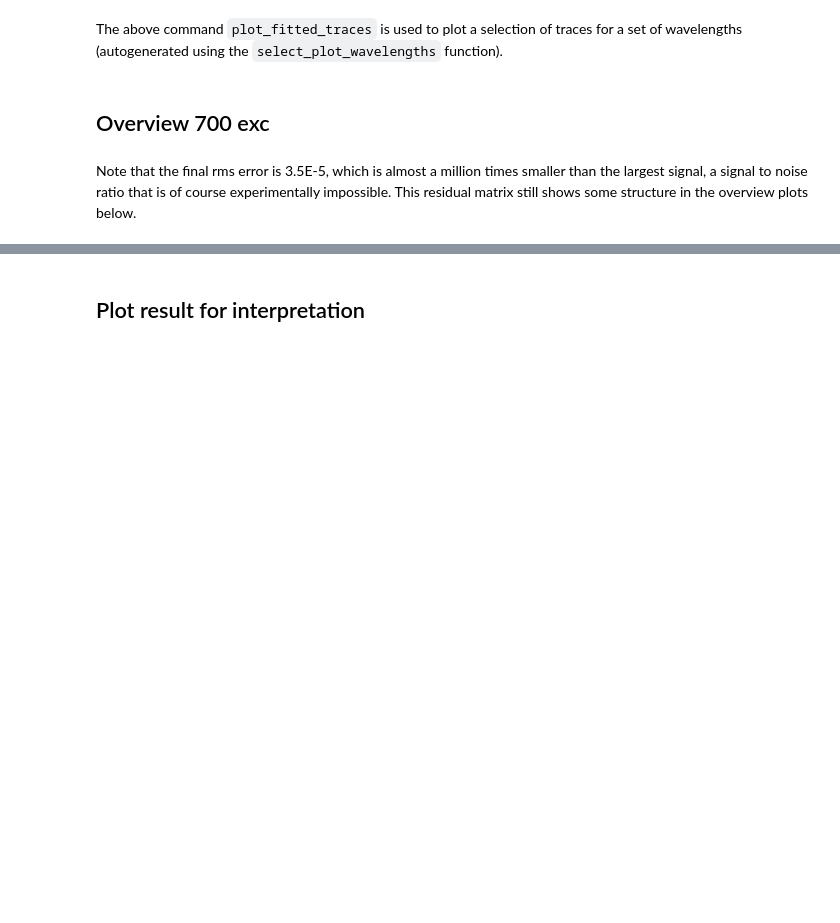
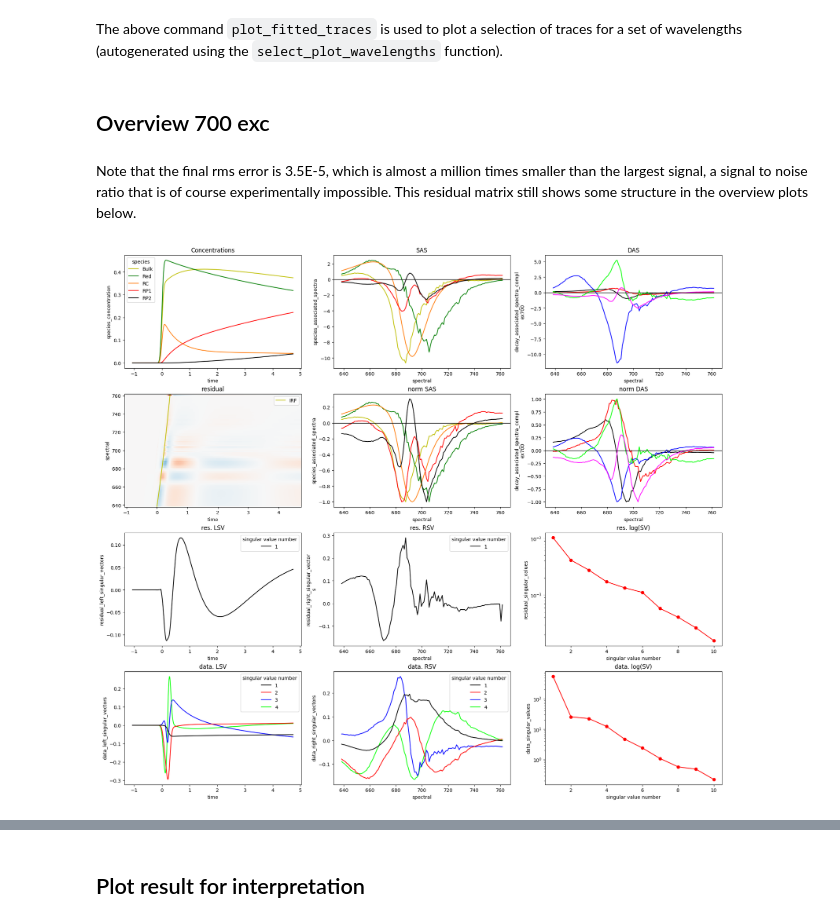
Before and after one commit to ism200/pygta-protocol-TA-PS1, a Jupyter notebook: PSI_TA_Scy6803GTA/step 1 target_PSI_TA_ideal.ipynb, the cells around one changed output, grey strips where cells are left out. Saved outputs shown, nothing was run; the diff lists cells and outputs as text; code cells hidden in the pictures; blank space fills up the shorter version.

Commit message:
wip custom plotting

```diff
--- a/PSI_TA_Scy6803GTA/step 1 target_PSI_TA_ideal.ipynb
+++ b/PSI_TA_Scy6803GTA/step 1 target_PSI_TA_ideal.ipynb
@@ -46,7 +50,7 @@ fig, axes = plot_data_overview(
 target_model_path = "models/ideal_target_model_PSI_TA.yml"
 # %%
 target_parameters_path = "models/ideal_target_parameters_PSI_TA.csv"
-optimizedparameters = load_parameters(target_parameters_path)
+optimized_parameters = load_parameters(target_parameters_path)
 # %% [markdown]
 #### Model file
 # %%
@@ -67,7 +132,7 @@ optimizedparameters = load_parameters(target_parameters_path)
 # %%
 target_scheme = Scheme(
     model=target_model_path,  # type: ignore
-    parameters=optimizedparameters,
+    parameters=optimized_parameters,
     maximum_number_function_evaluations=7,
     clp_link_tolerance=0.1,
     data={
@@ -124,17 +321,19 @@ Note that the final rms error is 3.5E-5, which is almost a million times smaller
 # %%
 from pyglotaran_extras.plotting.style import PlotStyle
 
-plot_overview(
+fig_700tr1 = plot_overview(
     target_result.data["700TR1"],
     nr_of_data_svd_vectors=4,
     nr_of_residual_svd_vectors=1,
     linlog=False,
     linthresh=1,
     cycler=cycler(
         color=["y", "g", "tab:orange", "r", "k", "c", "b", "m", "tab:purple"]
     ),
     use_svd_number=True,
     das_cycler=PlotStyle().cycler,
     svd_cycler=PlotStyle().cycler,
 )
+# %% [output]
+[figure, added]
 # %%
```
Also changed, not shown: parts of 14 cells of this notebook, 2 other files.
